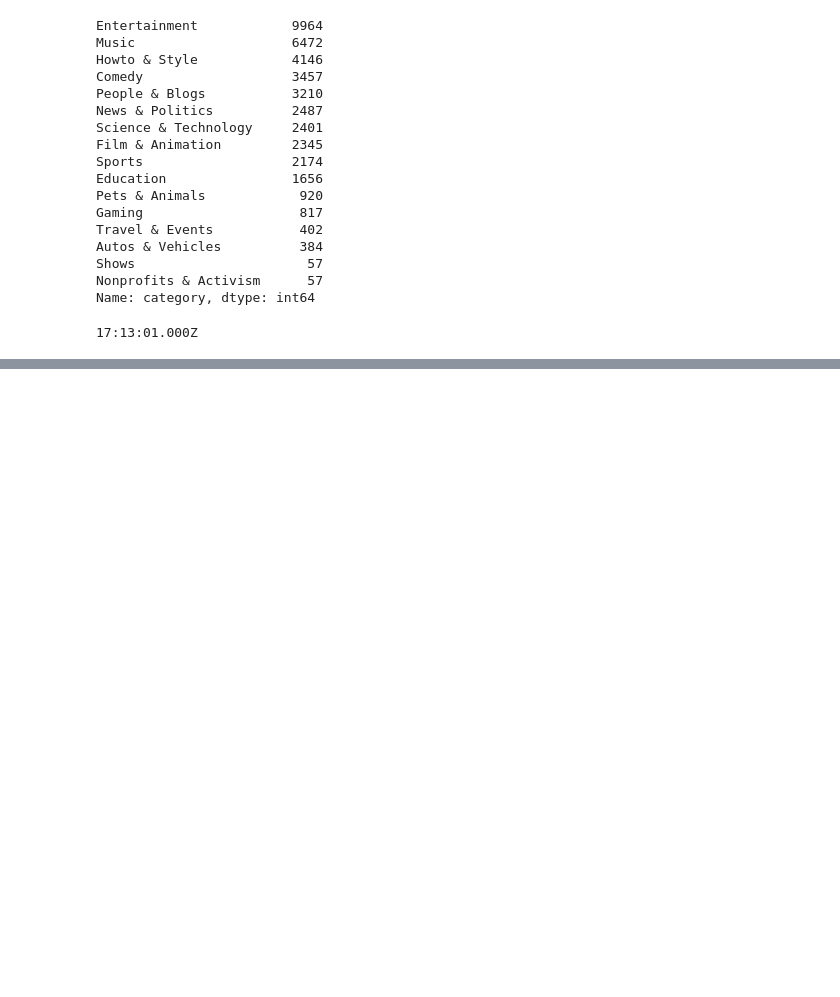
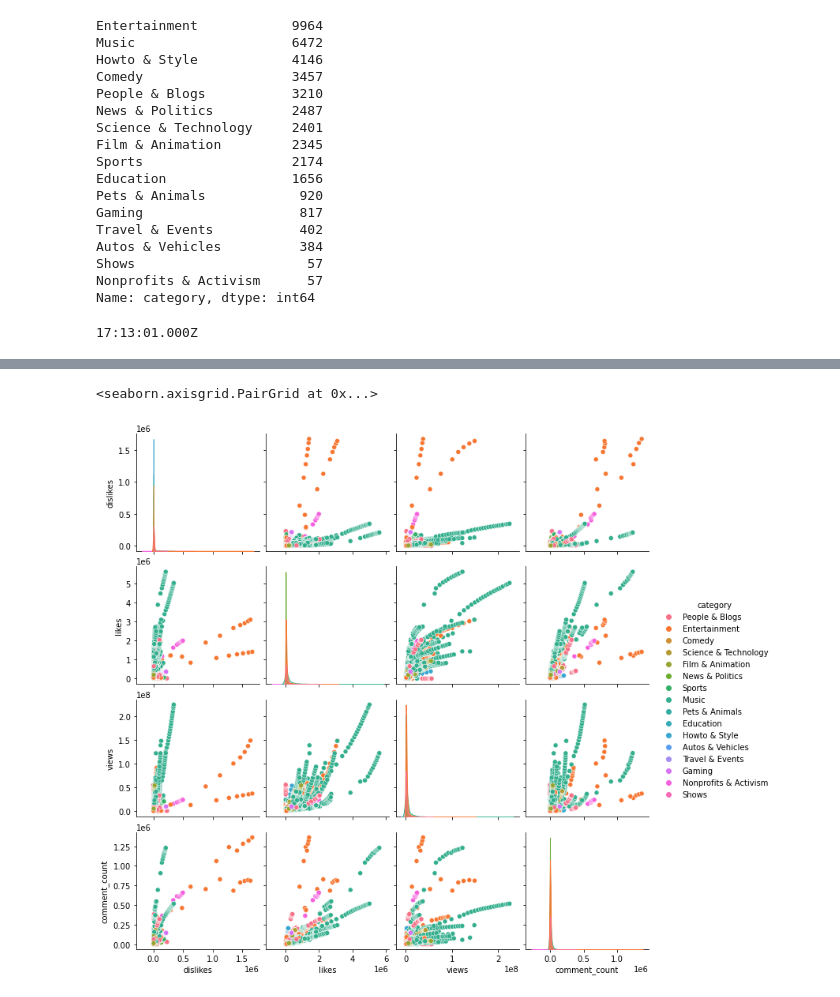
Before and after one commit to BetzabethN/MenonLabs-Spring-2021---Buddy-Challenge, a Jupyter notebook: Initial_v2.ipynb, the cells around one changed output, grey strips where cells are left out. Saved outputs shown, nothing was run; the diff lists cells and outputs as text; code cells hidden in the pictures; blank space fills up the shorter version.

```diff
--- a/Initial_v2.ipynb
+++ b/Initial_v2.ipynb
@@ -193,0 +245,13 @@ for i, row in USvideo.iterrows():
+# %%
+cat_view_dislike = pd.DataFrame({
+    'category': USvideo['category'],
+    'dislikes': USvideo['dislikes'],
+    'likes': USvideo['likes'],
+    'views': USvideo['views'],
+    'comment_count': USvideo['comment_count']
+})
+
+sns.pairplot(cat_view_dislike, hue='category')
+# %% [output]
+<seaborn.axisgrid.PairGrid at 0x...>
+[figure, added]
```
Also changed, not shown: parts of 7 cells of this notebook.
